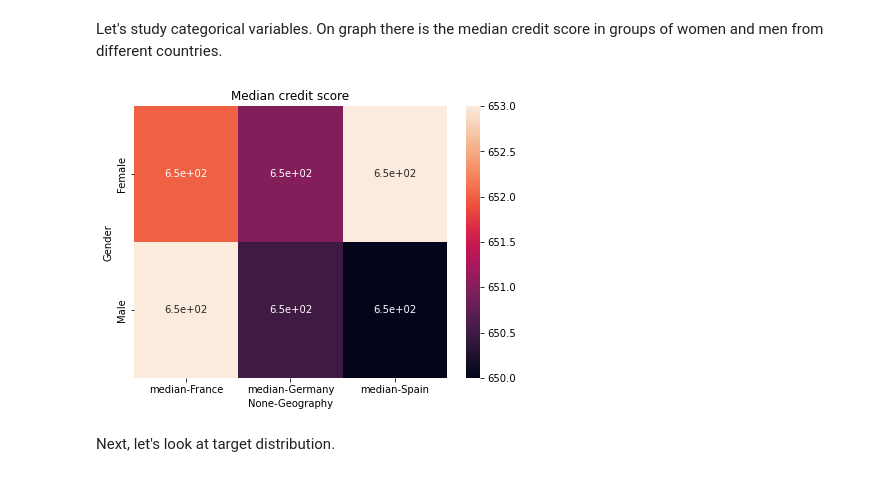
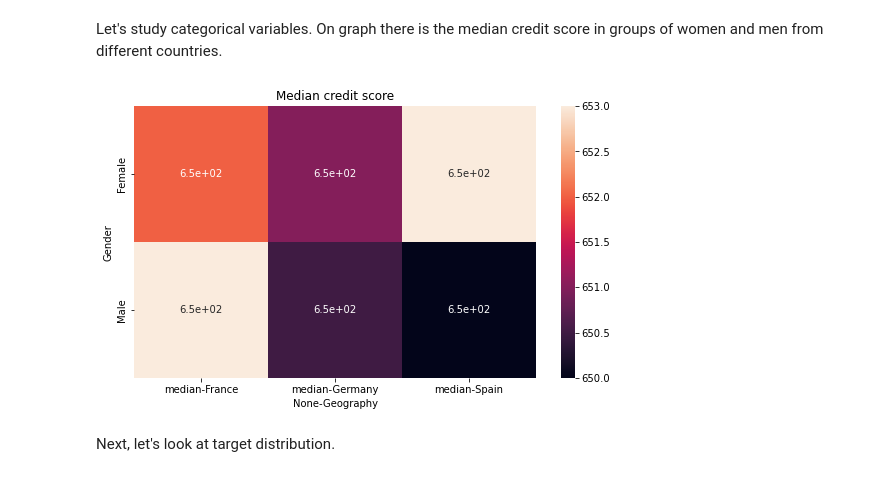
Before and after one commit to anshilina/ds_projects_2022, a Jupyter notebook: bank_customers_attrition/bank_customers_attrition.ipynb, the cells around one changed output. Saved outputs shown, nothing was run; the diff lists cells and outputs as text; code cells hidden in the pictures.

```diff
--- a/bank_customers_attrition/bank_customers_attrition.ipynb
+++ b/bank_customers_attrition/bank_customers_attrition.ipynb
@@ -24,6 +25,6 @@ from imblearn.over_sampling import SMOTE
 from imblearn.under_sampling import RandomUnderSampler
 # %%
 try:
-    df = pd.read_csv('/Users/anshilina/Documents/Churn.csv')
+    df = pd.read_csv('/Users/anshilina/Churn.csv')
 except:
     df = pd.read_csv('/datasets/Churn.csv')
@@ -161,13 +171,13 @@ Name: Balance, Length: 6382, dtype: int64
 # %% [markdown]
 Let's study categorical variables. On graph there is the median credit score in groups of women and men from different countries.
 # %%
-plt.figure(figsize=(7,5))
+plt.figure(figsize=(9,5))
 df_heatmap = df.pivot_table(values='CreditScore', index='Gender',columns='Geography', aggfunc={'median'})
 sns.heatmap(df_heatmap,annot=True)
 plt.title('Median credit score')
 plt.show()
 # %% [output]
-[figure, old version]
+[figure, new version]
 # %% [markdown]
 Next, let's look at target distribution.
 # %%
```
Also changed, not shown: parts of 96 cells of this notebook, 1 other file.
